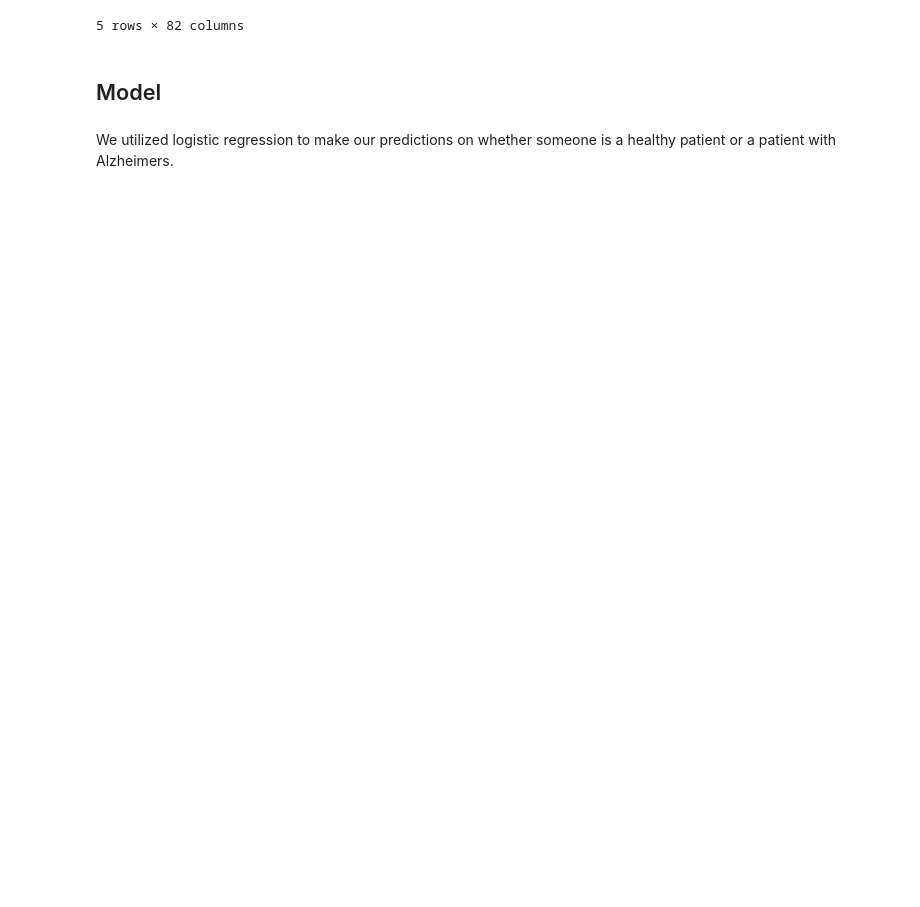
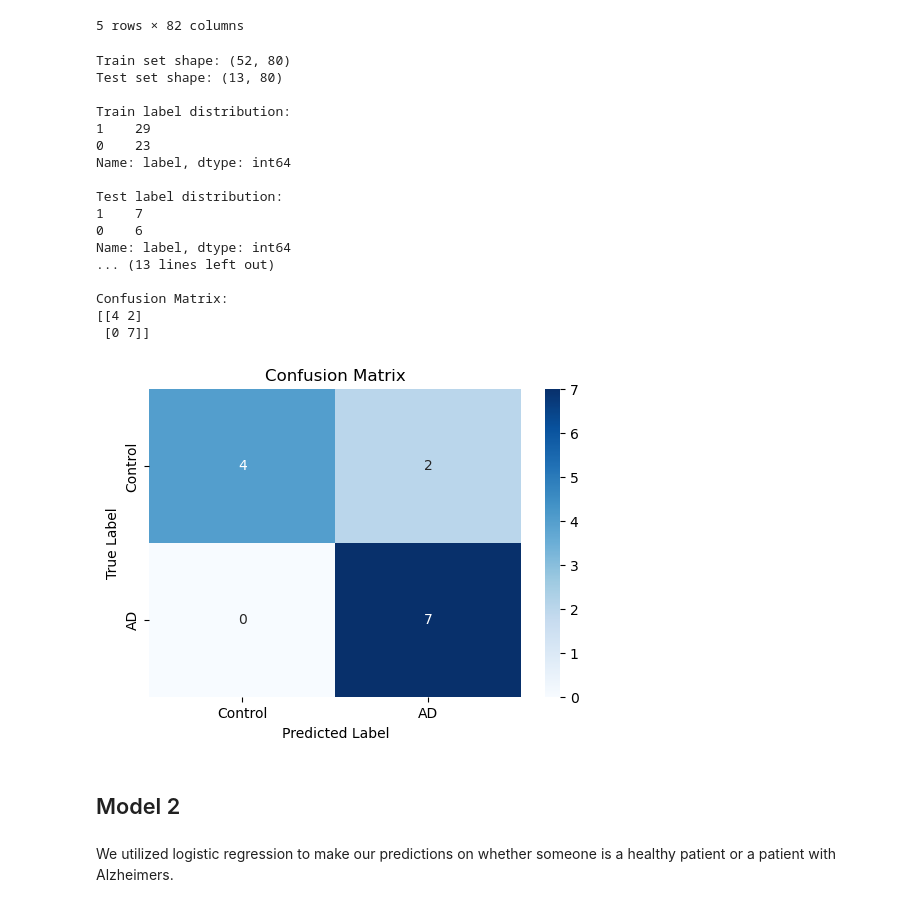
Before and after one commit to shreyasudan/AlzEEG-Classifier, a Jupyter notebook: Classifier Alz vs. Healthy.ipynb, the cells around one changed output. Drawn from its saved outputs; the diff is of its cells as text; code cells hidden in the pictures; blank space fills up the shorter version.

```diff
--- a/Classifier Alz vs. Healthy.ipynb
+++ b/Classifier Alz vs. Healthy.ipynb
@@ -216,8 +216,78 @@ data.head()
 | 3 | 7.960270e-13 | 8.808972e-13 | 3.837780e-13 | 2.321818e-12 | 5.652657e-13 | 4.488148e-13 | 9.544364e-13 | 1.114177e-12 | 7.137745e-13 | ... |
 | 4 | 3.799228e-12 | 6.343783e-13 | 2.060669e-13 | 2.535412e-12 | 3.916061e-13 | 1.536872e-13 | 2.659116e-12 | 5.583594e-13 | 3.227243e-13 | ... |
 5 rows × 82 columns
+# %%
+import pandas as pd
+import numpy as np
+from sklearn.model_selection import train_test_split
+from sklearn.preprocessing import StandardScaler
+from sklearn.linear_model import LogisticRegression
+from sklearn.metrics import classification_report, confusion_matrix, accuracy_score
+import matplotlib.pyplot as plt
+import seaborn as sns
+
+X = data.drop(columns=["label", "subject"])
+y = data["label"]
+
+X_train, X_test, y_train, y_test = train_test_split(
+    X, y, test_size=0.2, random_state=90, stratify=y
+)
+
+print("\nTrain set shape:", X_train.shape)
+print("Test set shape:", X_test.shape)
+print("\nTrain label distribution:")
+print(y_train.value_counts())
+print("\nTest label distribution:")
+print(y_test.value_counts())
+
+
+scaler = StandardScaler()
+X_train_scaled = scaler.fit_transform(X_train)
+X_test_scaled = scaler.transform(X_test)
+
+clf = LogisticRegression(random_state=35, max_iter=1000)
+clf.fit(X_train_scaled, y_train)
+
+y_pred = clf.predict(X_test_scaled)
+
+accuracy = accuracy_score(y_test, y_pred)
+print("\nAccuracy:", accuracy)
+
+print("\nClassification Report:")
+print(classification_report(y_test, y_pred))
+
+print("\nConfusion Matrix:")
+cm = confusion_matrix(y_test, y_pred)
+print(cm)
+
+plt.figure(figsize=(6, 4))
+sns.heatmap(cm, annot=True, fmt="d", cmap="Blues",
+            xticklabels=["Control", "AD"], yticklabels=["Control", "AD"])
+plt.xlabel("Predicted Label")
+plt.ylabel("True Label")
+plt.title("Confusion Matrix")
+plt.show()
+# %% [output]
+Train set shape: (52, 80)
+Test set shape: (13, 80)
+
+Train label distribution:
+1    29
+0    23
+Name: label, dtype: int64
+
+Test label distribution:
+1    7
+0    6
+Name: label, dtype: int64
+... (13 lines left out)
+
+Confusion Matrix:
+[[4 2]
+ [0 7]]
+[figure, added]
 # %% [markdown]
-## Model
+## Model 2
 # %% [markdown]
 We utilized logistic regression to make our predictions on whether someone is a healthy patient or a patient with Alzheimers.
 # %%
```
Also changed, not shown: parts of 4 cells of this notebook.
